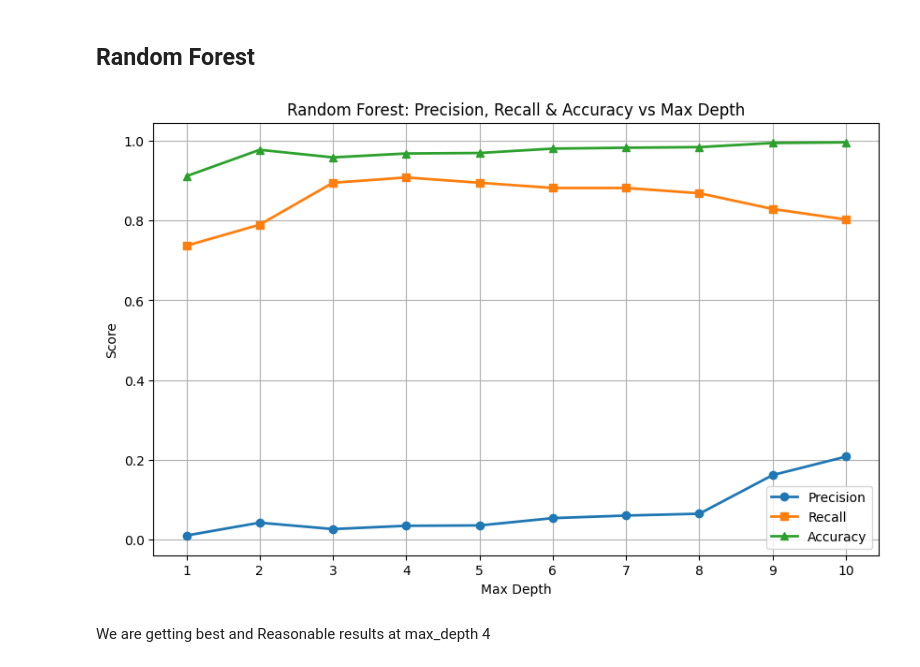
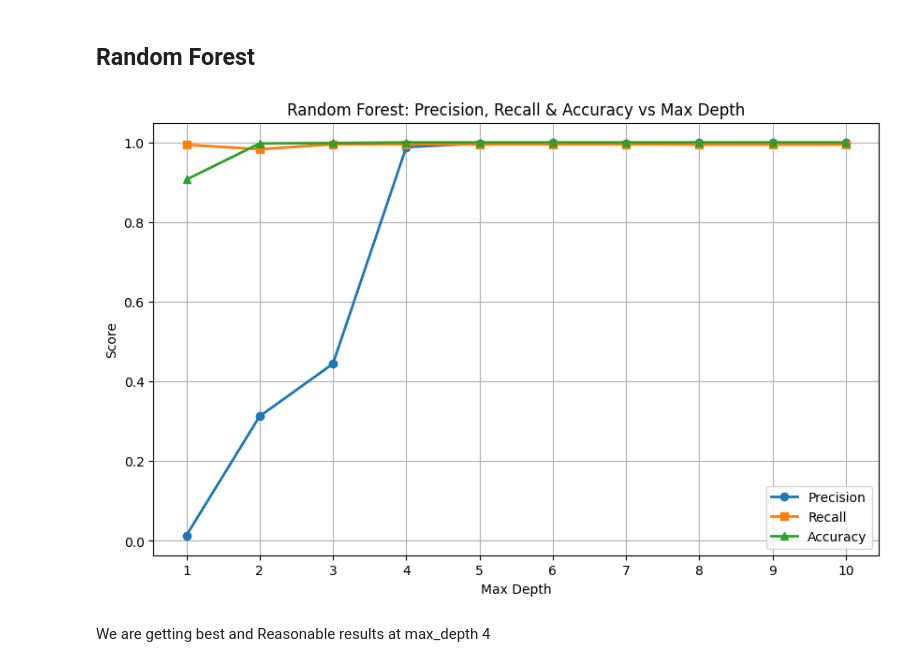
Before and after one commit to ranjanvrma/fraud-detection, a Jupyter notebook: notebook/fraud_detection.ipynb, the cells around one changed output. Drawn from its saved outputs; the diff is of its cells as text; code cells hidden in the pictures.

```diff
--- a/notebook/fraud_detection.ipynb
+++ b/notebook/fraud_detection.ipynb
@@ -117,8 +119,23 @@ plt.show()
+# %%
+df["amount_to_balance_ratio"] = df["amount"] / (df["oldbalanceOrg"] + 1)
+
+df["sender_drained"] = (
+    df["newbalanceOrig"] < 0.1 * df["oldbalanceOrg"]
+).astype(int)
+
+df["dest_was_zero"] = (
+    df["oldbalanceDest"] == 0
+).astype(int)
+
+df["balance_error_orig"] = (
+    df["oldbalanceOrg"] - df["newbalanceOrig"] - df["amount"]
+)
+
+df["balance_error_dest"] = (
+    df["newbalanceDest"] - df["oldbalanceDest"] - df["amount"]
+)
 # %% [markdown]
 # Splitting the Dataset
-# %%
-# Using less data to decrease computing power
-df = df.sample(300000, random_state=42)
 # %%
 X = df.drop('isFraud', axis = 1)
 y = df['isFraud']
@@ -133,0 +146,4 @@ X_test_scaled = scaler.transform(X_test)
+# %%
+# Using less data to decrease computing power
+X_train_small = X_train.sample(300000, random_state=42)
+y_train_small = y_train.loc[X_train_small.index]
@@ -139,35 +171,35 @@ X_test_scaled = scaler.transform(X_test)
 depths = range(1, 11)
 
 precision_scores = []
 recall_scores = []
 accuracy_scores = []
 
 for d in depths:
 
     rf = RandomForestClassifier(criterion='gini', max_depth=d, random_state=42, n_estimators = 30, n_jobs = -1, class_weight='balanced')
 
-    rf.fit(X_train, y_train)
+    rf.fit(X_train_small, y_train_small)
     pred_rf = rf.predict(X_test)
 
     precision_scores.append(precision_score(y_test, pred_rf))
     recall_scores.append(recall_score(y_test, pred_rf))
     accuracy_scores.append(accuracy_score(y_test, pred_rf))
 
 plt.figure(figsize=(10,6))
 
 plt.plot(depths, precision_scores, marker='o', linewidth=2, label='Precision')
 plt.plot(depths, recall_scores, marker='s', linewidth=2, label='Recall')
 plt.plot(depths, accuracy_scores, marker='^', linewidth=2, label='Accuracy')
 
 plt.xlabel("Max Depth")
 plt.ylabel("Score")
 plt.title("Random Forest: Precision, Recall & Accuracy vs Max Depth")
 plt.xticks(depths)
 plt.legend()
 plt.grid(True)
 plt.show()
 # %% [output]
-[figure, old version]
+[figure, new version]
 # %% [markdown]
 We are getting best and Reasonable results at max_depth 4
 # %%
```
Also changed, not shown: parts of 8 cells of this notebook.
